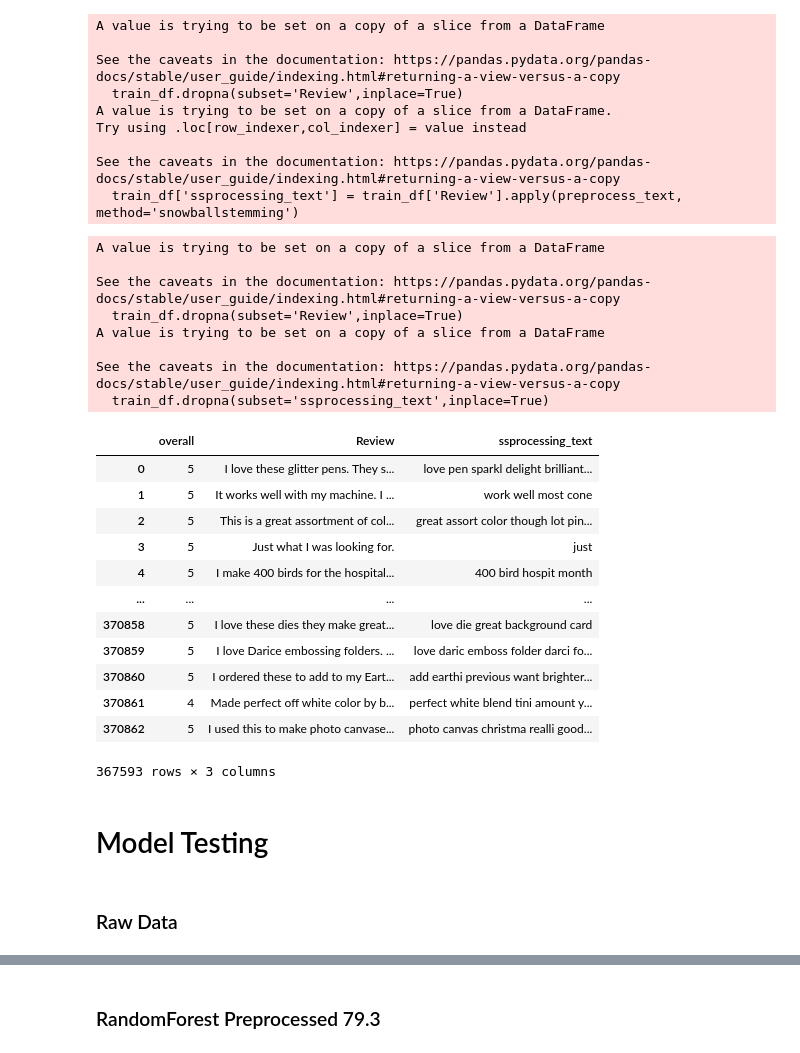
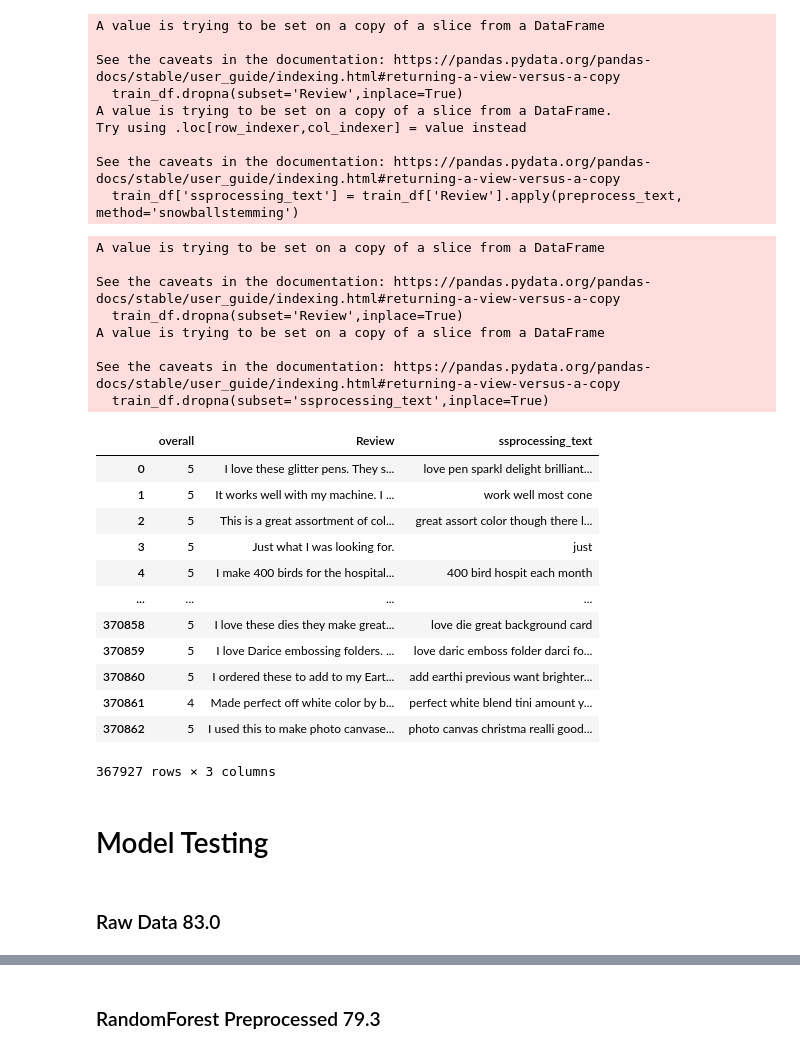
Before and after one commit to farheenfab/AppliedText_CW2, a Jupyter notebook: Models.ipynb, the cells around one changed output, grey strips where cells are left out. Drawn from its saved outputs; the diff is of its cells as text; code cells hidden in the pictures.

```diff
--- a/Models.ipynb
+++ b/Models.ipynb
@@ -82,16 +82,29 @@ def preprocess_text(text, method='snowballstemming'):
                 'but', 'if','or', 'because', 'as', 'until', 'while', 'of', 'at', 'by', 'for', 'with', 'about',
                 'against', 'between', 'into', 'through','during', 'before', 'after', 'above', 'below', 'to', 'from',
                 'up', 'down', 'in', 'out', 'on', 'off', 'over', 'under', 'again', 'further', 'then', 'once', 'here',
-                'there', 'when', 'where', 'why', 'how', 'all', 'any', 'both','each', 'few', 'more', 'most', 'other',
-                'some', 'such','product', 'purchase', 'buy', 'bought', 'ordered', 'order', 'item', 'items',
-                'review', 'reviews', 'star', 'stars', 'rating', 'ratings', 'customer', 'customers',
-                'seller', 'sellers', 'seller', 'brand', 'brands', 'price', 'prices', 'money',
-                'value', 'quality', 'deal', 'deals','shipping', 'shipping', 'delivery', 'delivered', 'package',
-                'packaging','customer service', 'service', 'support', 'warranty', 'warranties',
-                'problem','use','one','work','machine','using','need','needed','cut','recieve',
+                'some', 'such','product', 'purchase', 'bought', 'ordered', 'order', 'item', 'items',
+                'brand', 'brands','money', 'brand', 'brands','money',
+                'problem','use','one','machine','using','need','needed','cut','recieve',
                 'glitter','pen','marker','folder','card', 'look','looking','color','background',
                 'tool','design','made','craft','piece','store','size','markers','page','make','used' }
-
+#  stop_words = {'i', 'me', 'my', 'myself', 'we', 'our', 'ours', 'ourselves', 'you',
+#                 "you're", "you've", "you'll", "you'd", 'your', 'yours', 'yourself', 'yourselves', 'he',
+#                 'him', 'his', 'himself', 'she', "she's", 'her', 'hers', 'herself', 'it', "it's", 'its',
+#                 'itself', 'they', 'them', 'their', 'theirs', 'themselves', 'what', 'which', 'who', 'whom',
+#                 'this', 'that', "that'll", 'these', 'those', 'am', 'is', 'are', 'was', 'were', 'be', 'been',
+#                 'being', 'have', 'has', 'had', 'having', 'do', 'does', 'did', 'doing', 'a', 'an', 'the', 'and',
+#                 'but', 'if','or', 'because', 'as', 'until', 'while', 'of', 'at', 'by', 'for', 'with', 'about',
+#                 'against', 'between', 'into', 'through','during', 'before', 'after', 'above', 'below', 'to', 'from',
+#                 'up', 'down', 'in', 'out', 'on', 'off', 'over', 'under', 'again', 'further', 'then', 'once', 'here',
+#                 'there', 'when', 'where', 'why', 'how', 'all', 'any', 'both','each', 'few', 'more', 'most', 'other',
+#                 'some', 'such','product', 'purchase', 'buy', 'bought', 'ordered', 'order', 'item', 'items',
+#                 'review', 'reviews', 'star', 'stars', 'rating', 'ratings', 'customer', 'customers',
+#                 'seller', 'sellers', 'seller', 'brand', 'brands', 'price', 'prices', 'money',
+#                 'value', 'quality', 'deal', 'deals','shipping', 'shipping', 'delivery', 'delivered', 'package',
+#                 'packaging','customer service', 'service', 'support', 'warranty', 'warranties',
+#                 'problem','use','one','work','machine','using','need','needed','cut','recieve',
+#                 'glitter','pen','marker','folder','card', 'look','looking','color','background',
+#                 'tool','design','made','craft','piece','store','size','markers','page','make','used' }
 
     tokens = [remove_punctuation(token) for token in tokens if token.isalnum() and token not in stop_words]
 
@@ -126,39 +139,43 @@ See the caveats in the documentation: https://pandas.pydata.org/pandas-docs/stab
 # %%
 train_df.dropna(subset='Review',inplace=True)
 train_df.dropna(subset='ssprocessing_text',inplace=True)
 # train_df.dropna(subset='psprocessing_text',inplace=True)
 # train_df.dropna(subset='lemprocessing_text',inplace=True)
 train_df = train_df[train_df['Review'].str.len() >= 3]
 train_df = train_df[train_df['ssprocessing_text'].str.len() >= 3]
 # train_df = train_df[train_df['psprocessing_text'].str.len() >= 3]
 # train_df = train_df[train_df['lemprocessing_text'].str.len() >= 3]
+tempdf=train_df.copy()
+tempdf['Review']=tempdf['ssprocessing_text']
+tempdf.drop(columns=['ssprocessing_text'],inplace=True)
+tempdf.to_csv('ssprocessing.csv')
 train_df
 # %% [output]
 A value is trying to be set on a copy of a slice from a DataFrame
 
 See the caveats in the documentation: https://pandas.pydata.org/pandas-docs/stable/user_guide/indexing.html#returning-a-view-versus-a-copy
   train_df.dropna(subset='Review',inplace=True)
 A value is trying to be set on a copy of a slice from a DataFrame
 
 See the caveats in the documentation: https://pandas.pydata.org/pandas-docs/stable/user_guide/indexing.html#returning-a-view-versus-a-copy
   train_df.dropna(subset='ssprocessing_text',inplace=True)
 |  | overall | Review | ssprocessing_text |
 | 0 | 5 | I love these glitter pens. They s... | love pen sparkl delight brilliant... |
 | 1 | 5 | It works well with my machine. I ... | work well most cone |
-| 2 | 5 | This is a great assortment of col... | great assort color though lot pin... |
+| 2 | 5 | This is a great assortment of col... | great assort color though there l... |
 | 3 | 5 | Just what I was looking for. | just |
-| 4 | 5 | I make 400 birds for the hospital... | 400 bird hospit month |
+| 4 | 5 | I make 400 birds for the hospital... | 400 bird hospit each month |
 | ... | ... | ... | ... |
 | 370858 | 5 | I love these dies they make great... | love die great background card |
 | 370859 | 5 | I love Darice embossing folders. ... | love daric emboss folder darci fo... |
 | 370860 | 5 | I ordered these to add to my Eart... | add earthi previous want brighter... |
 | 370861 | 4 | Made perfect off white color by b... | perfect white blend tini amount y... |
 | 370862 | 5 | I used this to make photo canvase... | photo canvas christma realli good... |
-367593 rows × 3 columns
+367927 rows × 3 columns
 # %% [markdown]
 # Model Testing
 # %% [markdown]
-### Raw Data
+### Raw Data 83.0
 # %%
 # Initially was testing with smaller sample
 train_subset = train_df[:]
```
Also changed, not shown: parts of 6 cells of this notebook, 4 other files.
